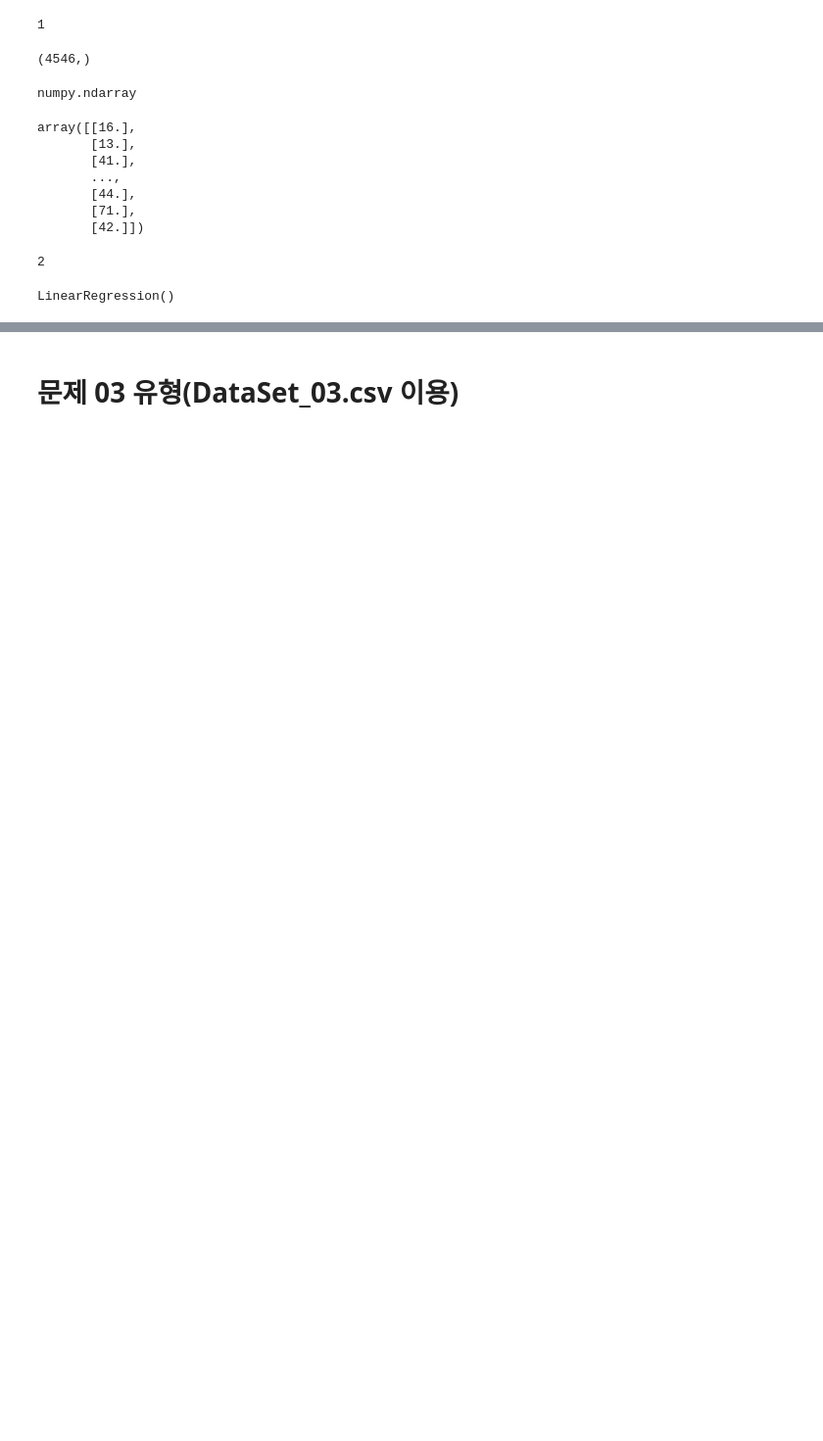
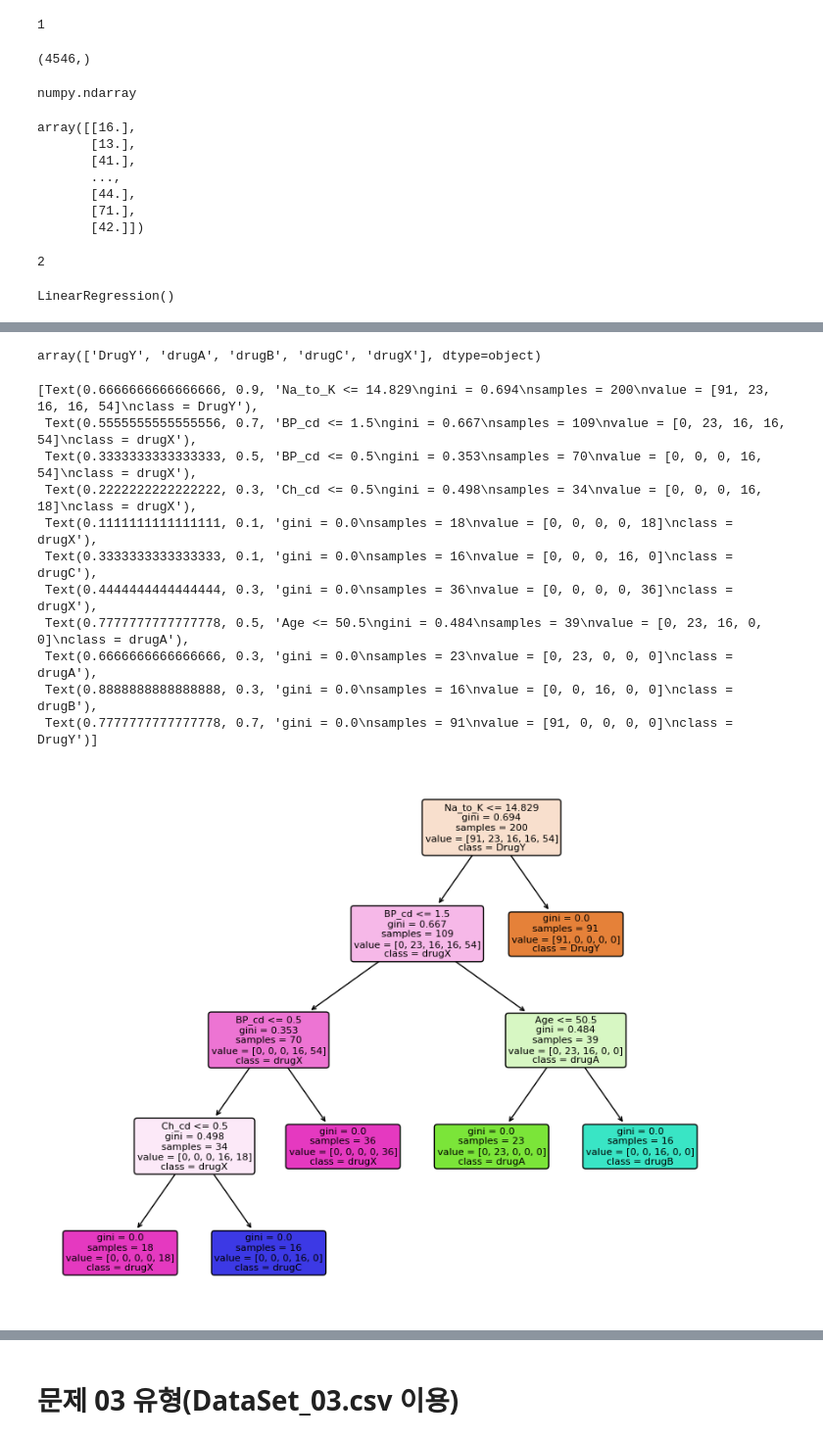
Before and after one commit to won195/TIL, a Jupyter notebook: set01_05_note.ipynb, the cells around one changed output, grey strips where cells are left out. Shown at 98% size. Cells and saved outputs as stored; diff of their text form; code cells hidden in the pictures; blank space fills up the shorter version.

```diff
--- a/set01_05_note.ipynb
+++ b/set01_05_note.ipynb
@@ -343,3 +564,11 @@ LinearRegression()
 # 이 때 split value는 소수점 셋째 자리까지 반올림하여 기술하시오. (답안 예시) Age,
 # 12.345
 # =============================================================================
+# %%
+# 변수 변환
+
+q2_3 = data2.copy()
+# %%
+q2_3['Sex_cd']=np.where(q2_3.Sex == 'M', 0, 1)
+q2_3['BP_cd']=np.where(q2_3.BP == 'LOW', 0, np.where(q2_3.BP == 'NORMAL', 1, 2))
+q2_3['Ch_cd']=np.where(q2_3.Cholesterol == 'NORMAL', 0, 1)
@@ -345,0 +581,2 @@ LinearRegression()
+# %%
+q2_3_var_list=['Age', 'Na_to_K', 'Sex_cd', 'BP_cd', 'Ch_cd']
@@ -345,0 +585,2 @@ LinearRegression()
+# %%
+dt=DecisionTreeClassifier().fit(q2_3[q2_3_var_list], q2_3['Drug'])
@@ -345,0 +589,4 @@ LinearRegression()
+# %%
+dt.classes_
+# %% [output]
+array(['DrugY', 'drugA', 'drugB', 'drugC', 'drugX'], dtype=object)
@@ -345,0 +595,17 @@ LinearRegression()
+# %%
+plt.figure(figsize=(10,8))
+plot_tree(dt, feature_names=q2_3_var_list, class_names=dt.classes_,
+          filled=True, precision=3, rounded=True, fontsize=8)
+# %% [output]
+[Text(0.6666666666666666, 0.9, 'Na_to_K <= 14.829\ngini = 0.694\nsamples = 200\nvalue = [91, 23, 16, 16, 54]\nclass = DrugY'),
+ Text(0.5555555555555556, 0.7, 'BP_cd <= 1.5\ngini = 0.667\nsamples = 109\nvalue = [0, 23, 16, 16, 54]\nclass = drugX'),
+ Text(0.3333333333333333, 0.5, 'BP_cd <= 0.5\ngini = 0.353\nsamples = 70\nvalue = [0, 0, 0, 16, 54]\nclass = drugX'),
+ Text(0.2222222222222222, 0.3, 'Ch_cd <= 0.5\ngini = 0.498\nsamples = 34\nvalue = [0, 0, 0, 16, 18]\nclass = drugX'),
+ Text(0.1111111111111111, 0.1, 'gini = 0.0\nsamples = 18\nvalue = [0, 0, 0, 0, 18]\nclass = drugX'),
+ Text(0.3333333333333333, 0.1, 'gini = 0.0\nsamples = 16\nvalue = [0, 0, 0, 16, 0]\nclass = drugC'),
+ Text(0.4444444444444444, 0.3, 'gini = 0.0\nsamples = 36\nvalue = [0, 0, 0, 0, 36]\nclass = drugX'),
+ Text(0.7777777777777778, 0.5, 'Age <= 50.5\ngini = 0.484\nsamples = 39\nvalue = [0, 23, 16, 0, 0]\nclass = drugA'),
+ Text(0.6666666666666666, 0.3, 'gini = 0.0\nsamples = 23\nvalue = [0, 23, 0, 0, 0]\nclass = drugA'),
+ Text(0.8888888888888888, 0.3, 'gini = 0.0\nsamples = 16\nvalue = [0, 0, 16, 0, 0]\nclass = drugB'),
+ Text(0.7777777777777778, 0.7, 'gini = 0.0\nsamples = 91\nvalue = [91, 0, 0, 0, 0]\nclass = DrugY')]
+[figure, added]
```
Also changed, not shown: parts of 100 cells of this notebook.
